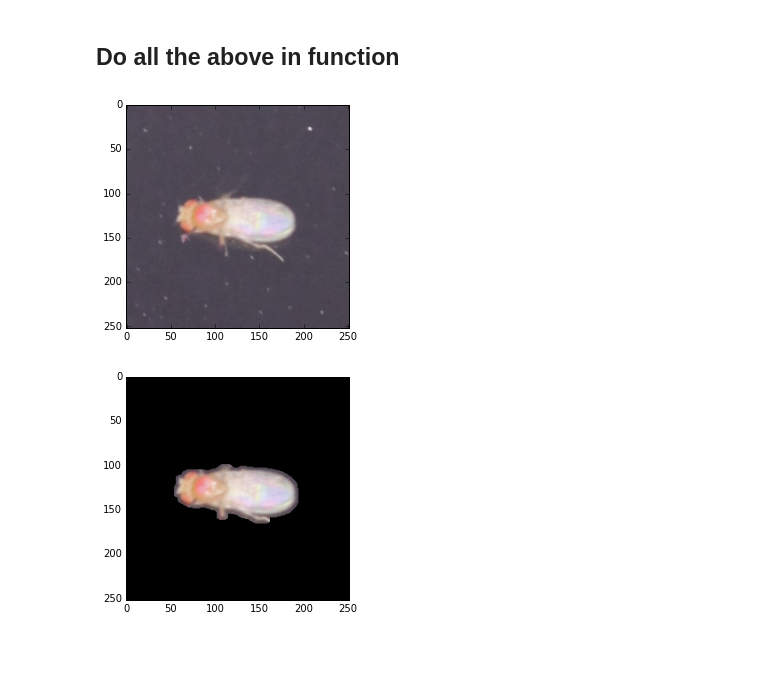
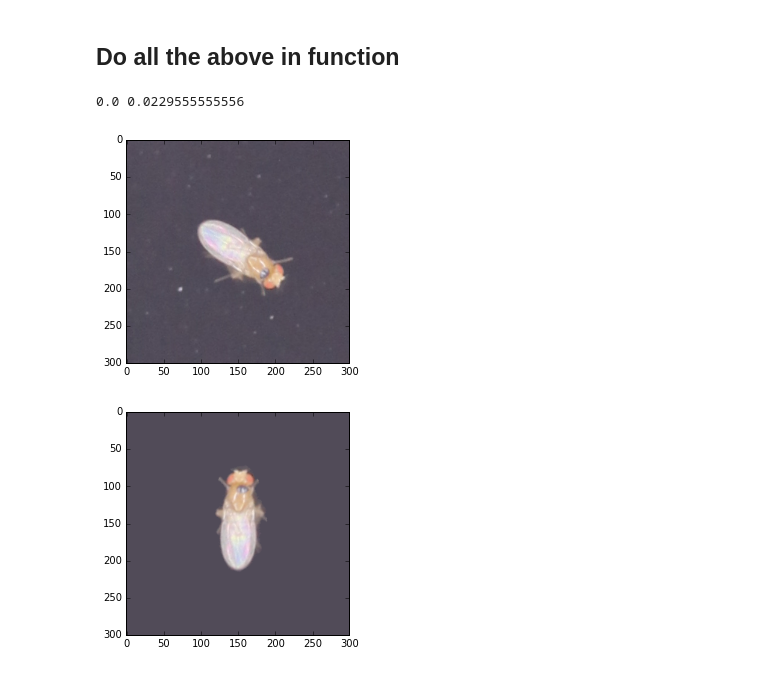
Before and after one commit to florisvb/indi_tracker, a Jupyter notebook: indi_tracker_analysis/examples_for_find_flies_in_image_directory.ipynb, the cells around one changed output. Saved outputs shown, nothing was run; the diff lists cells and outputs as text; code cells hidden in the pictures.

```diff
--- a/indi_tracker_analysis/examples_for_find_flies_in_image_directory.ipynb
+++ b/indi_tracker_analysis/examples_for_find_flies_in_image_directory.ipynb
@@ -68,8 +69,8 @@ def show_rois_for_image(n, directory, file_list, median):
     pixels_per_mm = 42
     flyimg = find_flies_in_image_directory.FlyImg(directory, file_list[n], pixels_per_mm)
     flyimg.find_flies(median)
-    flyimg.load_rois_fly()
-    flyimg.load_rois_median(median_large)
+    flyimg.load_rois_fly(width=150)
+    flyimg.load_rois_median(median_large, width=150)
     flyimg.load_rois_isolated_fly()
 
     # show the results
@@ -78,7 +79,8 @@ def show_rois_for_image(n, directory, file_list, median):
 
     return flyimg
 # %%
-flyimg = show_rois_for_image(350, directory, file_list, median)
+flyimg = show_rois_for_image(290, directory, file_list, median)
 # %% [output]
+0.0 0.0229555555556
-[figure, old version]
+[figure, new version]
-[figure, old version]
+[figure, new version]
```
Also changed, not shown: parts of 12 cells of this notebook.
